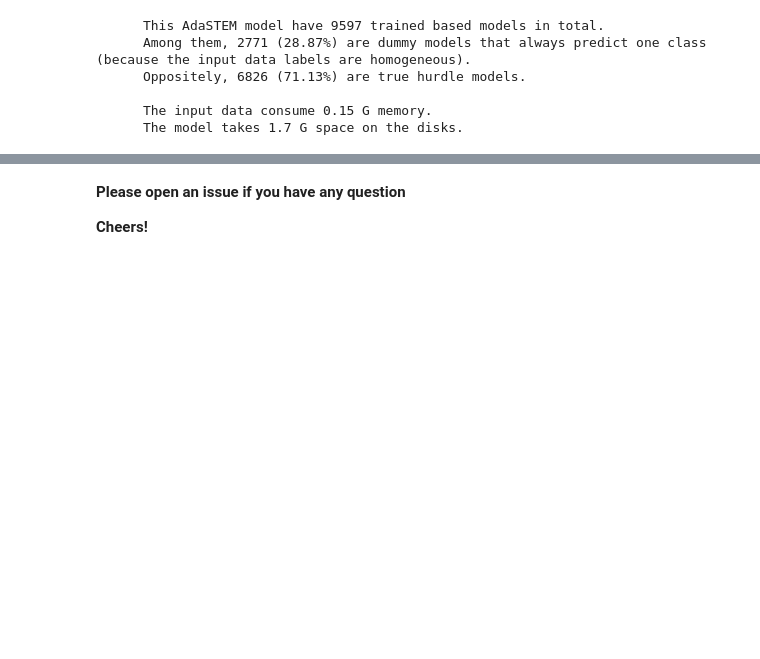
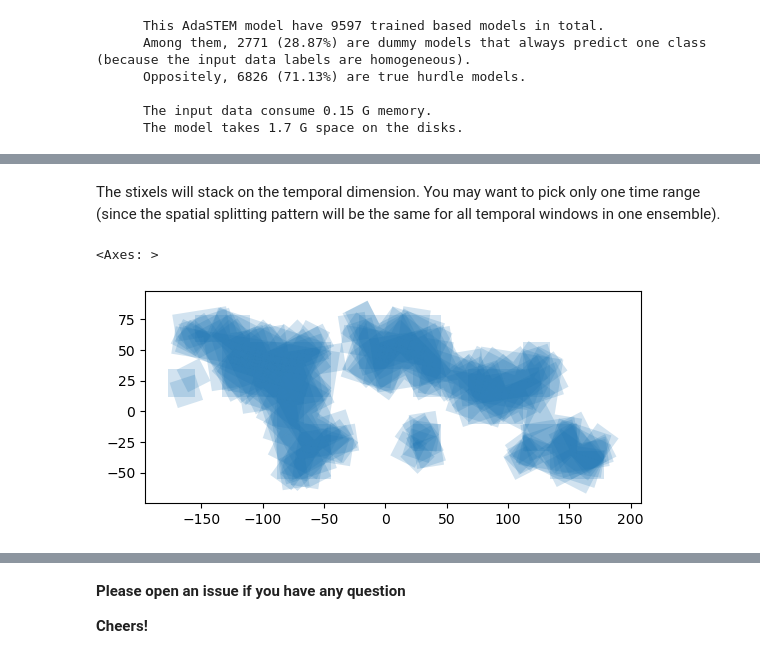
Before and after one commit to chenyangkang/stemflow, a Jupyter notebook: docs/Examples/01.AdaSTEM_demo.ipynb, the cells around one changed output, grey strips where cells are left out. Drawn from its saved outputs; the diff is of its cells as text; code cells hidden in the pictures; blank space fills up the shorter version.

```diff
--- a/docs/Examples/01.AdaSTEM_demo.ipynb
+++ b/docs/Examples/01.AdaSTEM_demo.ipynb
@@ -594,0 +630,9 @@ print(f"""
+# %% [markdown]
+The stixels will stack on the temporal dimension. You may want to pick only one time range (since the spatial splitting pattern will be the same for all temporal windows in one ensemble).
+# %%
+model.ensemble_df[
+        (model.ensemble_df['DOY_start']>=90) & (model.ensemble_df['DOY_start']<120)
+].plot(alpha=0.2)
+# %% [output]
+<Axes: >
+[figure, added]
```
Also changed, not shown: parts of 11 cells of this notebook, 3 other files.
